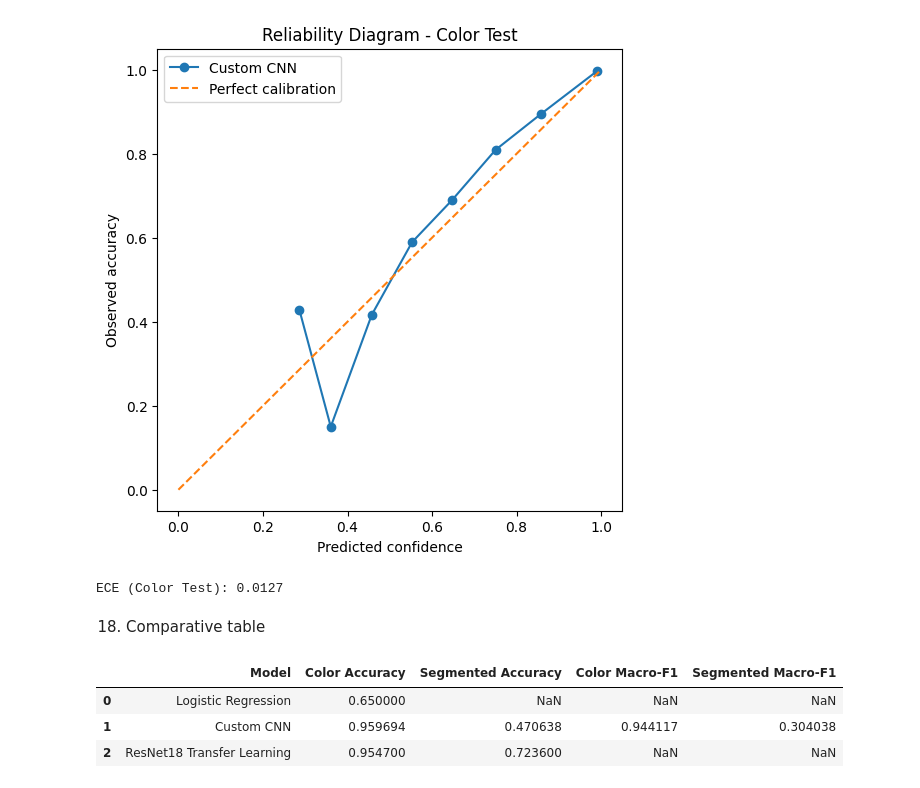
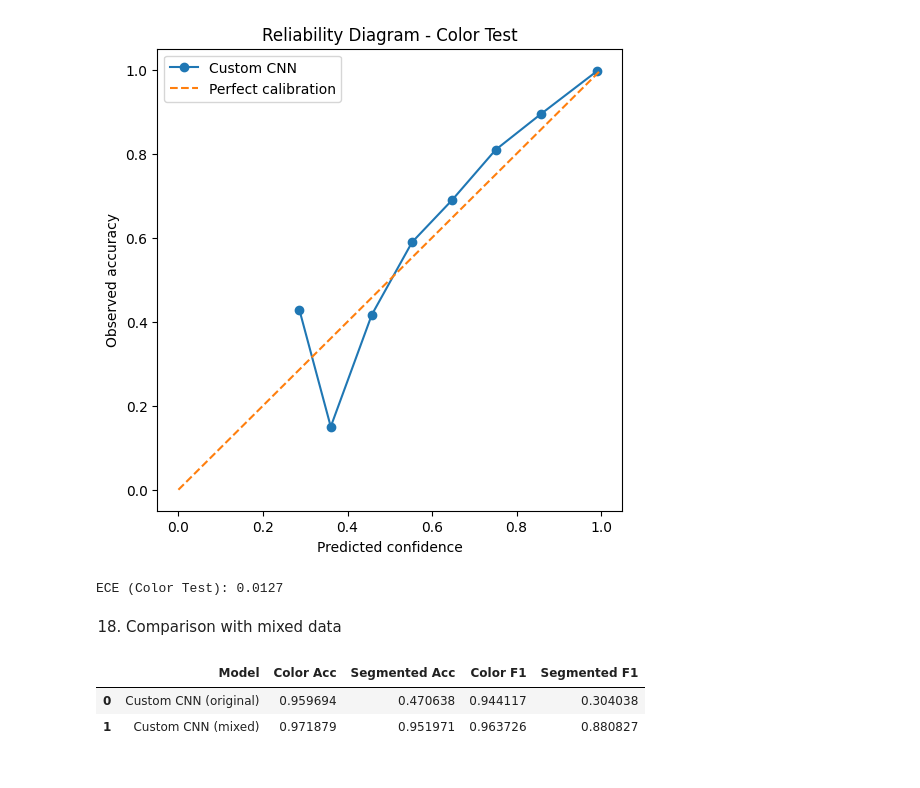
Before and after one commit to Posheyla/robust-plant-disease-classification, a Jupyter notebook: results/results.ipynb, the cells around one changed output. Drawn from its saved outputs; the diff is of its cells as text; code cells hidden in the pictures.

```diff
--- a/results/results.ipynb
+++ b/results/results.ipynb
@@ -164,3 +164,9 @@ model.eval()
 print("Model loaded successfully.")
 # %% [output]
 Model loaded successfully.
+# %%
+model_mixed = PlantDiseaseCNN(num_classes=num_classes).to(DEVICE)
+model_mixed.load_state_dict(torch.load("../results/custom_cnn_mixed/best_custom_cnn.pt", map_location=DEVICE))
+model_mixed.eval()
+
+print("Mixed model loaded.")
@@ -448,36 +486,28 @@ ece_color = expected_calibration_error(y_true_color_cal, y_pred_color_cal, y_pro
 print(f"ECE (Color Test): {ece_color:.4f}")
 # %% [output]
 ECE (Color Test): 0.0127
-# %% [markdown]
-18. Comparative table
-# %%
-comparison_df = pd.DataFrame([
-    {
-        "Model": "Logistic Regression",
-        "Color Accuracy": 0.65,
-        "Segmented Accuracy": None,  #
-        "Color Macro-F1": None,      #
-        "Segmented Macro-F1": None   #
-    },
-    {
-        "Model": "Custom CNN",
-        "Color Accuracy": acc_color,
-        "Segmented Accuracy": acc_seg,
-        "Color Macro-F1": f1_color,
-        "Segmented Macro-F1": f1_seg
-    },
-    {
-        "Model": "ResNet18 Transfer Learning",
-        "Color Accuracy": 0.9547,
-        "Segmented Accuracy": 0.7236,
-        "Color Macro-F1": None,      #
-        "Segmented Macro-F1": None   #
-    }
-])
-
-display(comparison_df)
-# %% [output]
-|  | Model | Color Accuracy | Segmented Accuracy | Color Macro-F1 | Segmented Macro-F1 |
-| 0 | Logistic Regression | 0.650000 | NaN | NaN | NaN |
-| 1 | Custom CNN | 0.959694 | 0.470638 | 0.944117 | 0.304038 |
-| 2 | ResNet18 Transfer Learning | 0.954700 | 0.723600 | NaN | NaN |
+# %% [markdown]
+18. Comparison with mixed data
+# %%
+comparison = pd.DataFrame([
+    {
+        "Model": "Custom CNN (original)",
+        "Color Acc": acc_color,
+        "Segmented Acc": acc_seg,
+        "Color F1": f1_color,
+        "Segmented F1": f1_seg,
+    },
+    {
+        "Model": "Custom CNN (mixed)",
+        "Color Acc": acc_color_m,
+        "Segmented Acc": acc_seg_m,
+        "Color F1": f1_color_m,
+        "Segmented F1": f1_seg_m,
+    }
+])
+
+comparison
+# %% [output]
+|  | Model | Color Acc | Segmented Acc | Color F1 | Segmented F1 |
+| 0 | Custom CNN (original) | 0.959694 | 0.470638 | 0.944117 | 0.304038 |
+| 1 | Custom CNN (mixed) | 0.971879 | 0.951971 | 0.963726 | 0.880827 |
```
Also changed, not shown: parts of 8 cells of this notebook, 7 other files.
